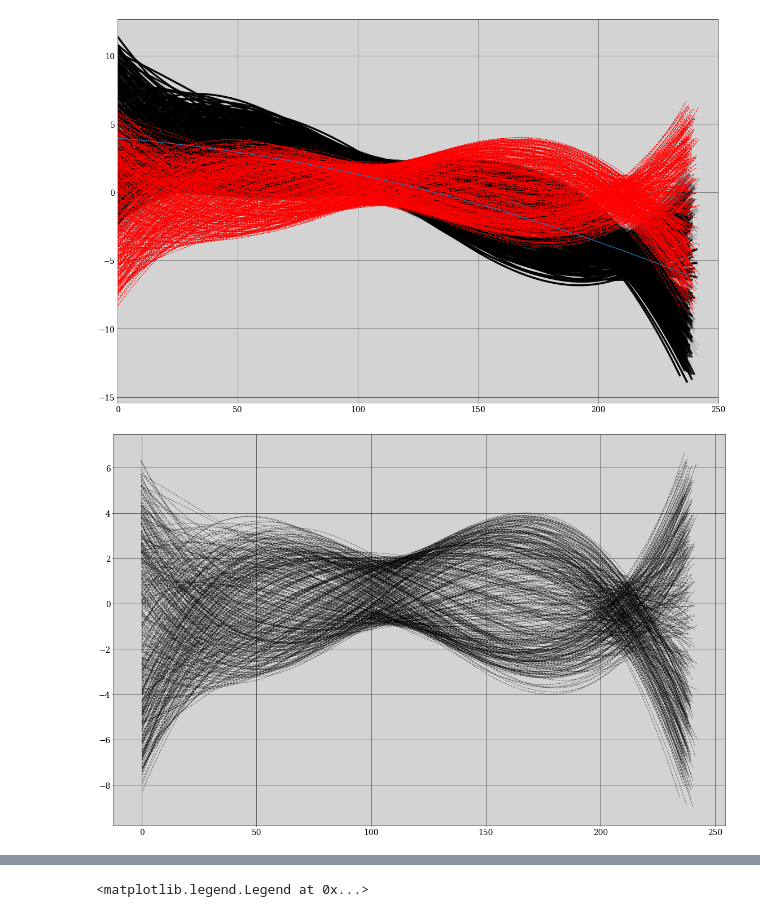
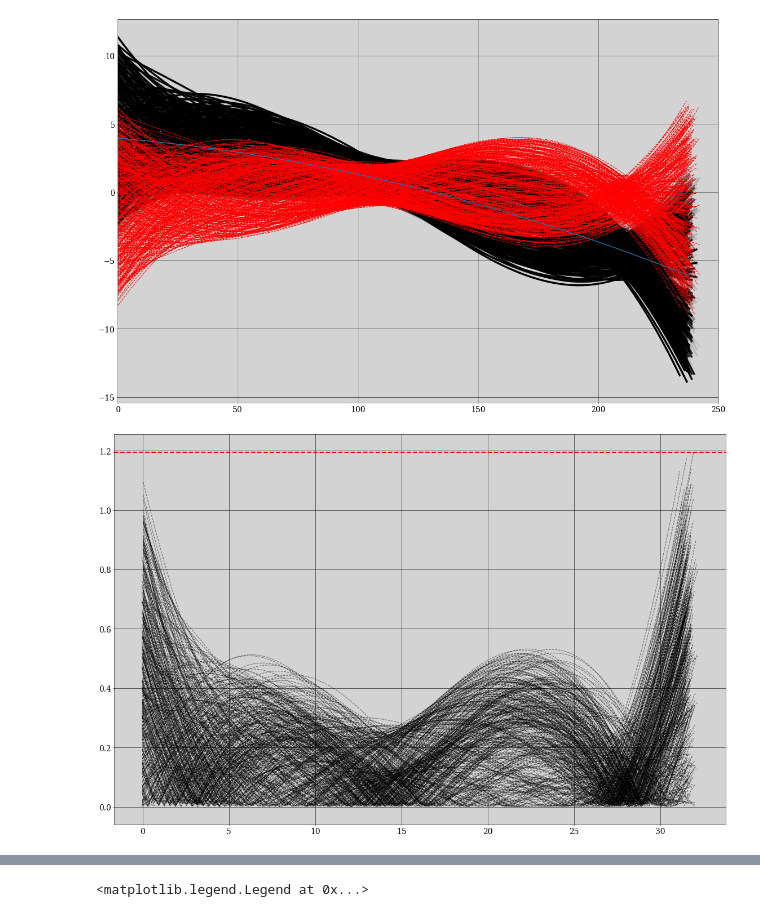
Before and after one commit to gardianc/Nado-ondulatorio, a Jupyter notebook: tracking.ipynb, the cells around one changed output, grey strips where cells are left out. Drawn from its saved outputs; the diff is of its cells as text; code cells hidden in the pictures.

```diff
--- a/tracking.ipynb
+++ b/tracking.ipynb
@@ -427,9 +415,23 @@ plt.xlim(0,250)
 # %% [output]
 (0.0, 250.0)
 [figure]
-# %%
-[plt.plot(tail[0],tail[1], color='k', ls='--', alpha=0.5) for tail in rotated_tails]
-print()
-# %% [output]
-[figure, removed]
+# %%
+PX_PER_MM = 7.532343134764206
+
+tail_position = np.zeros(len(t_tail))
+head_position = np.zeros(len(t_tail))
+
+for i in np.arange(len(t_tail)):
+    # Sacado de las formas rotadas
+    x,y = rotated_tails[i]
+    head_position[i] = y[0]/PX_PER_MM
+    tail_position[i] = y[-1]/PX_PER_MM
+
+max_tail_pos = max(np.abs(tail_position))
+
+plt.axhline(max_tail_pos, color='r', ls='--', lw=3)
+[plt.plot(tail[0]/PX_PER_MM,np.abs(tail[1]/PX_PER_MM), color='k', ls='--', alpha=0.5) for tail in rotated_tails]
+print()
+# %% [output]
+[figure, added]
 # %%
```
Also changed, not shown: parts of 8 cells of this notebook, 2 other files.
